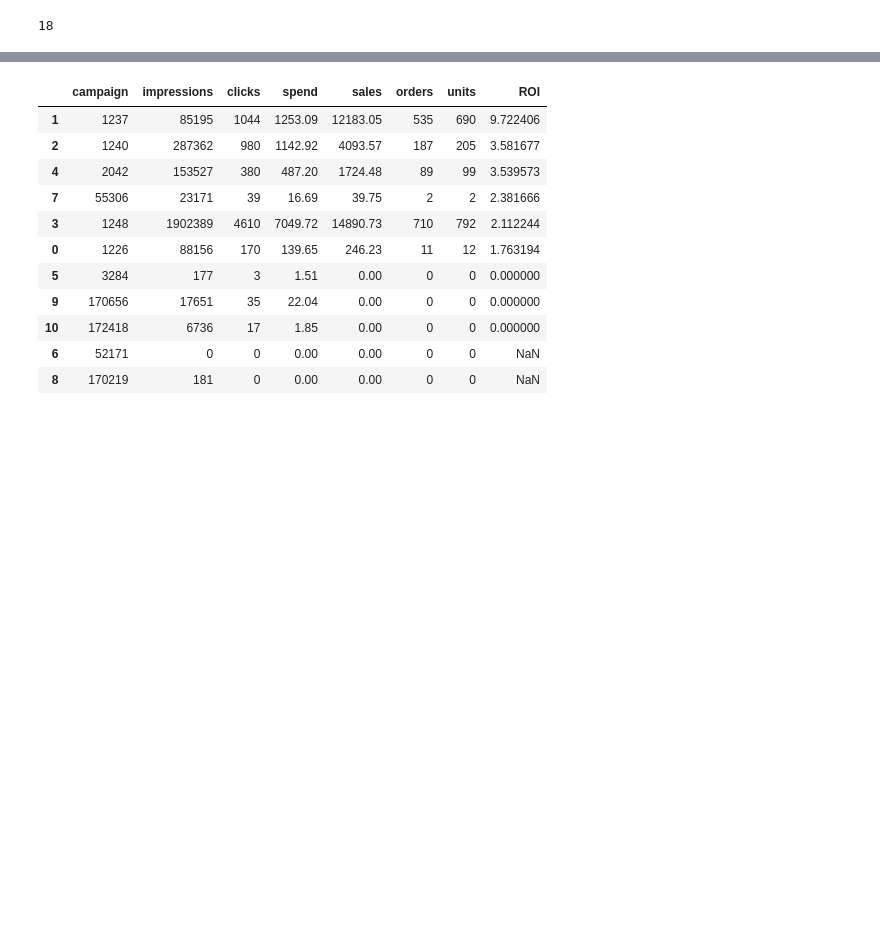
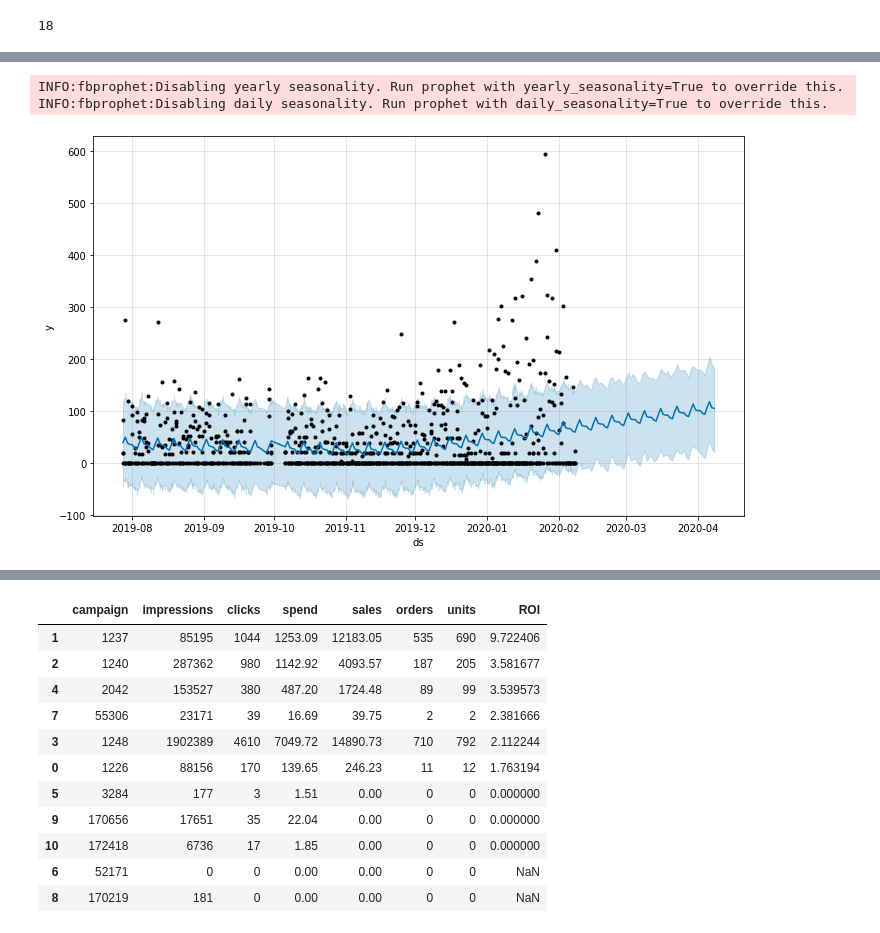
Before and after one commit to JuliaSokolova/amazon_-eCommerce_optimization, a Jupyter notebook: Products EDA.ipynb, the cells around one changed output, grey strips where cells are left out. Saved outputs shown, nothing was run; the diff lists cells and outputs as text; code cells hidden in the pictures; blank space fills up the shorter version.

```diff
--- a/Products EDA.ipynb
+++ b/Products EDA.ipynb
@@ -58,3 +59,7 @@ explore_product(name)
 | 8 | 170656 | 61300 | 86 | 39.34 | 3.35 | 1 | 1 | 0.085155 | 11883 | CLW_SD_Auto | ... |
 | 5 | 3284 | 17 | 0 | 0.00 | 0.00 | 0 | 0 | NaN | 4 | CoronaVirus Test | ... |
 | 6 | 52292 | 0 | 0 | 0.00 | 0.00 | 0 | 0 | NaN | 4 | KIYWORD.HandSaniSpray.OrVan Ind B... | ... |
+# %%
+product = ad_group_details[ad_group_details.asin == 'B002UVKMVY']
+# %%
+product.date = pd.to_datetime(product.date)
@@ -60,0 +77,12 @@ explore_product(name)
+# %%
+df = product[['sales', 'date']].rename(columns={"sales": "y", "date": "ds"})
+m = Prophet()
+# %%
+m.fit(df)
+future = m.make_future_dataframe(periods=60)
+forecast = m.predict(future)
+fig1 = m.plot(forecast)
+# %% [output]
+INFO:fbprophet:Disabling yearly seasonality. Run prophet with yearly_seasonality=True to override this.
+INFO:fbprophet:Disabling daily seasonality. Run prophet with daily_seasonality=True to override this.
+[figure, added]
```
Also changed, not shown: parts of 6 cells of this notebook, 1 other file.
